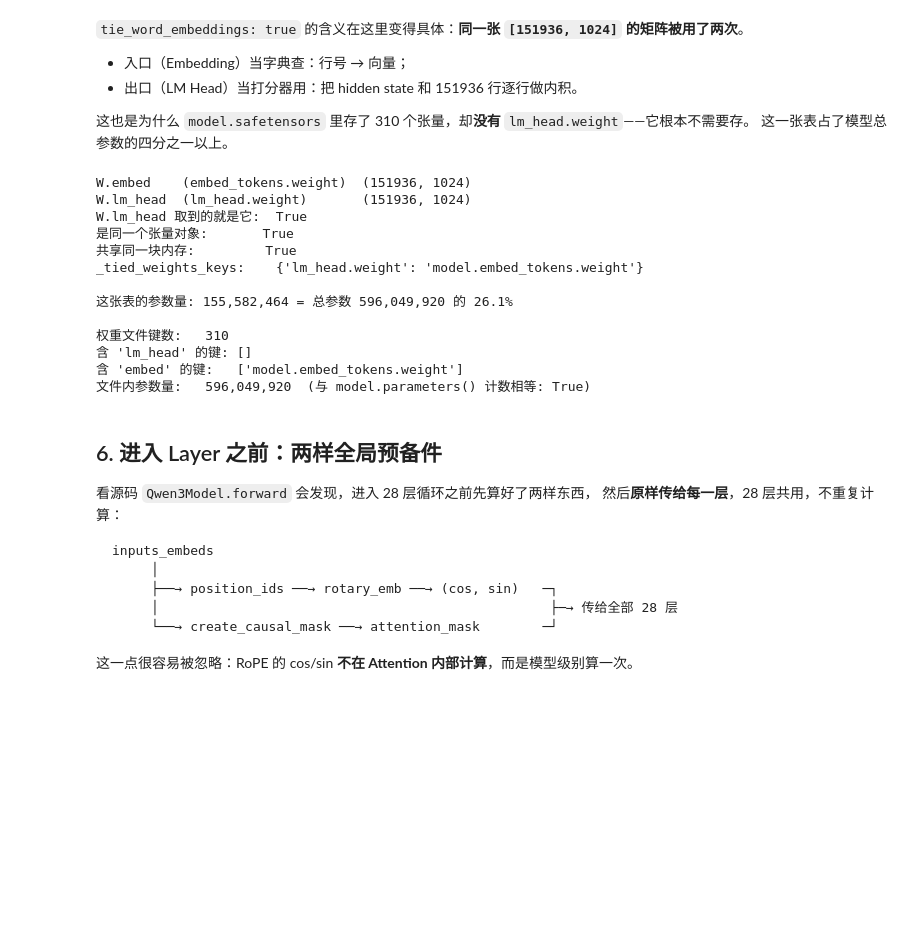
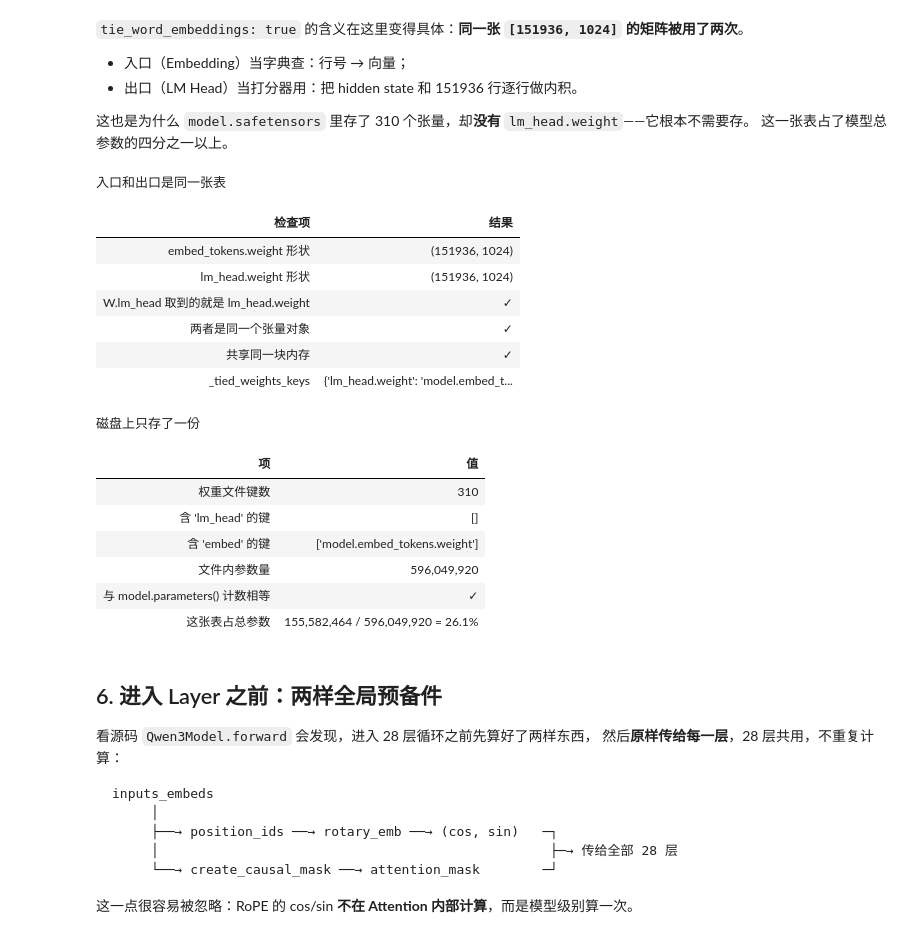
Before and after one commit to metaphyc/qwen3-miniLab, a Jupyter notebook: notebooks/02_dissect_forward_pass.ipynb, the cells around one changed output. Cells and saved outputs as stored; diff of their text form; code cells hidden in the pictures; blank space fills up the shorter version.

```diff
--- a/notebooks/02_dissect_forward_pass.ipynb
+++ b/notebooks/02_dissect_forward_pass.ipynb
@@ -681,43 +679,49 @@ show(_rows, header=['pos', 'id', 'token',
 # %%
 # 要证明的是官方模型里 tie_word_embeddings 生效，所以右边一律用官方裸路径，
 # 不拿目录自己的两个字段互证（那只能说明 params() 写对了）。
 _official_lm_head = model.lm_head.weight
-print(f'W.embed    (embed_tokens.weight)  {tuple(EMBED_WEIGHT.shape)}')
-print(f'W.lm_head  (lm_head.weight)       {tuple(W.lm_head.shape)}')
-print(f'W.lm_head 取到的就是它:  {W.lm_head is _official_lm_head}')
-print(f'是同一个张量对象:       {EMBED_WEIGHT is _official_lm_head}')
-print(f'共享同一块内存:         {EMBED_WEIGHT.data_ptr() == _official_lm_head.data_ptr()}')
-print(f'_tied_weights_keys:    {type(model)._tied_weights_keys}')
-print()
-_embed_params = VOCAB * HIDDEN
-_total = sum(p.numel() for p in model.parameters())
-print(f'这张表的参数量: {_embed_params:,} = 总参数 {_total:,} 的 {_embed_params / _total:.1%}')
+
+show([('embed_tokens.weight 形状',        str(tuple(EMBED_WEIGHT.shape))),
+      ('lm_head.weight 形状',             str(tuple(_official_lm_head.shape))),
+      ('W.lm_head 取到的就是 lm_head.weight', W.lm_head is _official_lm_head),
+      ('两者是同一个张量对象',              EMBED_WEIGHT is _official_lm_head),
+      ('共享同一块内存',                   EMBED_WEIGHT.data_ptr() == _official_lm_head.data_ptr()),
+      ('_tied_weights_keys',             str(type(model)._tied_weights_keys))],
+     header=['检查项', '结果'], title='入口和出口是同一张表')
 
 # 磁盘上到底存了什么：共享的那张表只以 embedding 的名字存一份。
 with safe_open(MODEL_PATH / 'model.safetensors', framework='pt') as f:
     _keys = list(f.keys())
     _file_params = sum(prod(f.get_slice(k).get_shape()) for k in _keys)
 
-print()
-print(f'权重文件键数:   {len(_keys)}')
-print(f"含 'lm_head' 的键: {[k for k in _keys if 'lm_head' in k]}")
-print(f"含 'embed' 的键:   {[k for k in _keys if 'embed' in k]}")
-print(f'文件内参数量:   {_file_params:,}  '
-      f'(与 model.parameters() 计数相等: {_file_params == _total})')
+_embed_params = VOCAB * HIDDEN
+_total = sum(p.numel() for p in model.parameters())
+
+show([('权重文件键数',                 str(len(_keys))),
+      ("含 'lm_head' 的键",           str([k for k in _keys if 'lm_head' in k])),
+      ("含 'embed' 的键",             str([k for k in _keys if 'embed' in k])),
+      ('文件内参数量',                 f'{_file_params:,}'),
+      ('与 model.parameters() 计数相等', _file_params == _total),
+      ('这张表占总参数',                f'{_embed_params:,} / {_total:,} = '
+                                     f'{_embed_params / _total:.1%}')],
+     header=['项', '值'], title='磁盘上只存了一份')
 # %% [output]
-W.embed    (embed_tokens.weight)  (151936, 1024)
-W.lm_head  (lm_head.weight)       (151936, 1024)
-W.lm_head 取到的就是它:  True
-是同一个张量对象:       True
-共享同一块内存:         True
-_tied_weights_keys:    {'lm_head.weight': 'model.embed_tokens.weight'}
-
-这张表的参数量: 155,582,464 = 总参数 596,049,920 的 26.1%
-
-权重文件键数:   310
-含 'lm_head' 的键: []
-含 'embed' 的键:   ['model.embed_tokens.weight']
-文件内参数量:   596,049,920  (与 model.parameters() 计数相等: True)
+入口和出口是同一张表
+| 检查项 | 结果 |
+| embed_tokens.weight 形状 | (151936, 1024) |
+| lm_head.weight 形状 | (151936, 1024) |
+| W.lm_head 取到的就是 lm_head.weight | ✓ |
+| 两者是同一个张量对象 | ✓ |
+| 共享同一块内存 | ✓ |
+| _tied_weights_keys | {'lm_head.weight': 'model.embed_t... |
+磁盘上只存了一份
+| 项 | 值 |
+| 权重文件键数 | 310 |
+| 含 'lm_head' 的键 | [] |
+| 含 'embed' 的键 | ['model.embed_tokens.weight'] |
+| 文件内参数量 | 596,049,920 |
+| 与 model.parameters() 计数相等 | ✓ |
+| 这张表占总参数 | 155,582,464 / 596,049,920 = 26.1% |
 # %% [markdown]
 ## 6. 进入 Layer 之前：两样全局预备件
 
```
Also changed, not shown: parts of 7 cells of this notebook.
